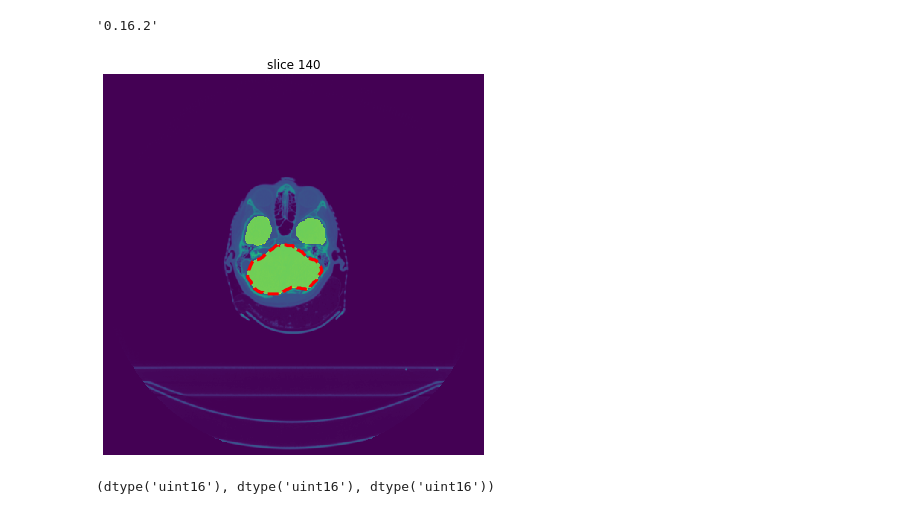
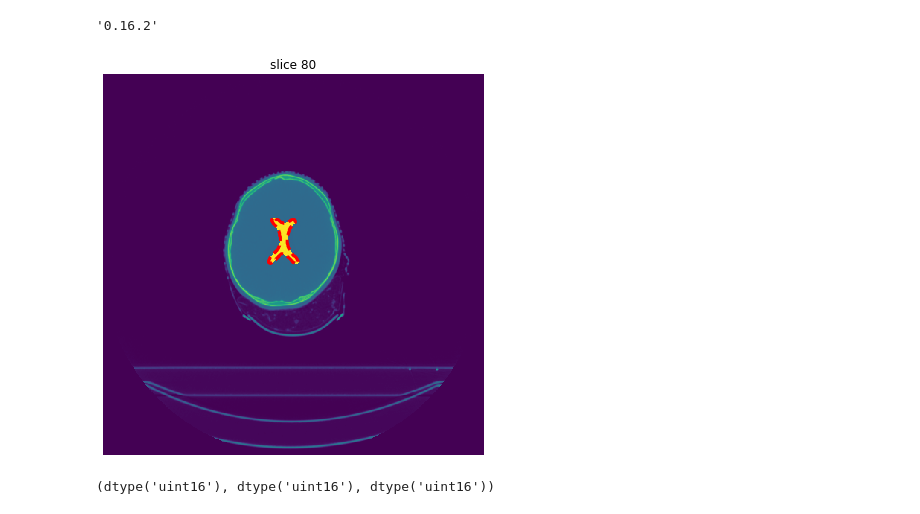
Before and after one commit to CarolineMagg/KidsBrainProject, a Jupyter notebook: data_preprocessing/active_contour_draft.ipynb, the cells around one changed output. Saved outputs shown, nothing was run; the diff lists cells and outputs as text; code cells hidden in the pictures.

```diff
--- a/data_preprocessing/active_contour_draft.ipynb
+++ b/data_preprocessing/active_contour_draft.ipynb
@@ -175,17 +199,17 @@ skimage.__version__
 '0.16.2'
 # %%
 # init structure to process
-ind = 140
-struct = "Brain"
+ind = 80
+struct = "Corpus callosum"
 img_postop = data.get_post_images(ind)
 img_preop = data.get_pre_images(ind)[0]
 pts_init = data.get_contour_points(struct, ind)[0]
 contour_init = data.get_contour_overlay(struct, ind)[0]
 
 plt.show()
 data.show_overlay2D_pre(struct,ind)
 # %% [output]
-[figure, old version]
+[figure, new version]
 # %%
 img_postop[0].dtype, img_preop.dtype, contour_init.dtype
 # %% [output]
```
Also changed, not shown: parts of 9 cells of this notebook.
